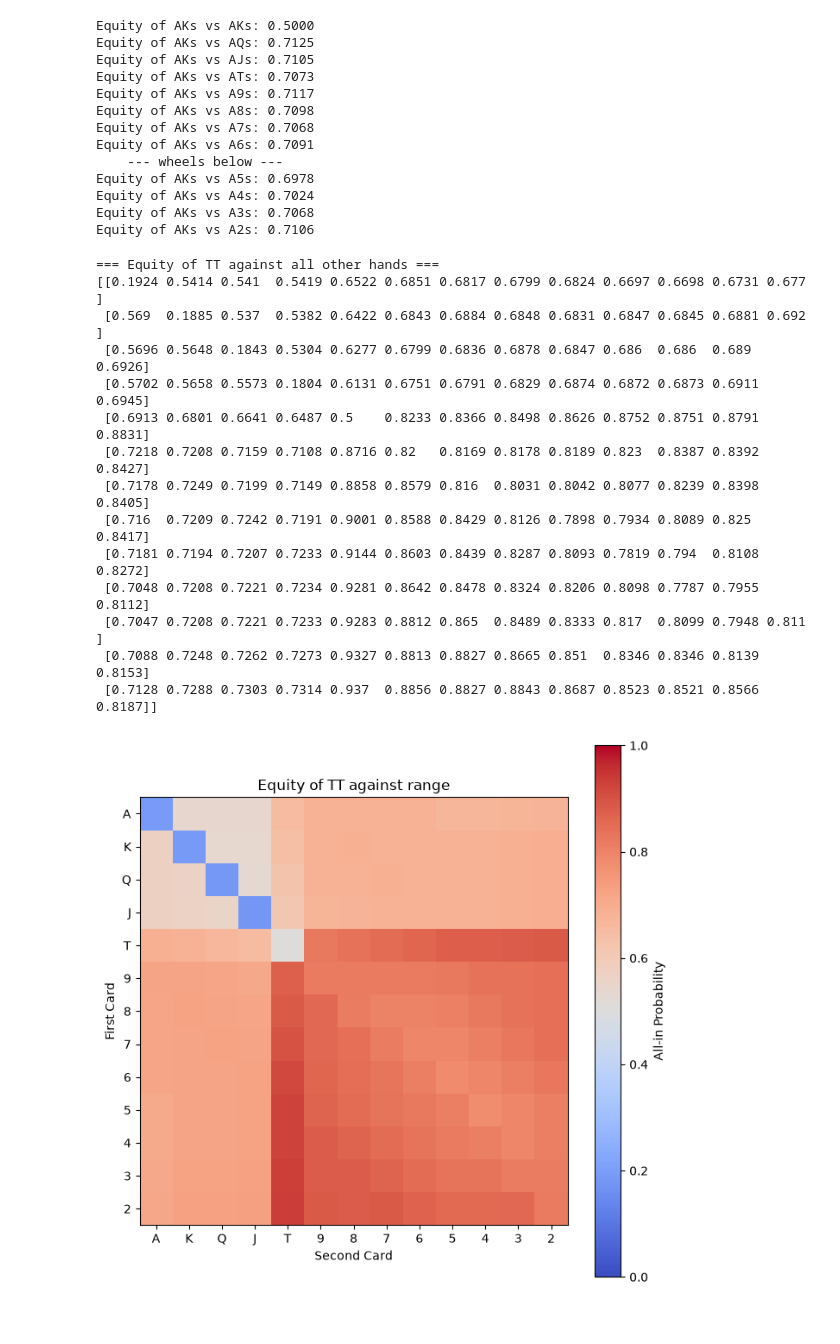
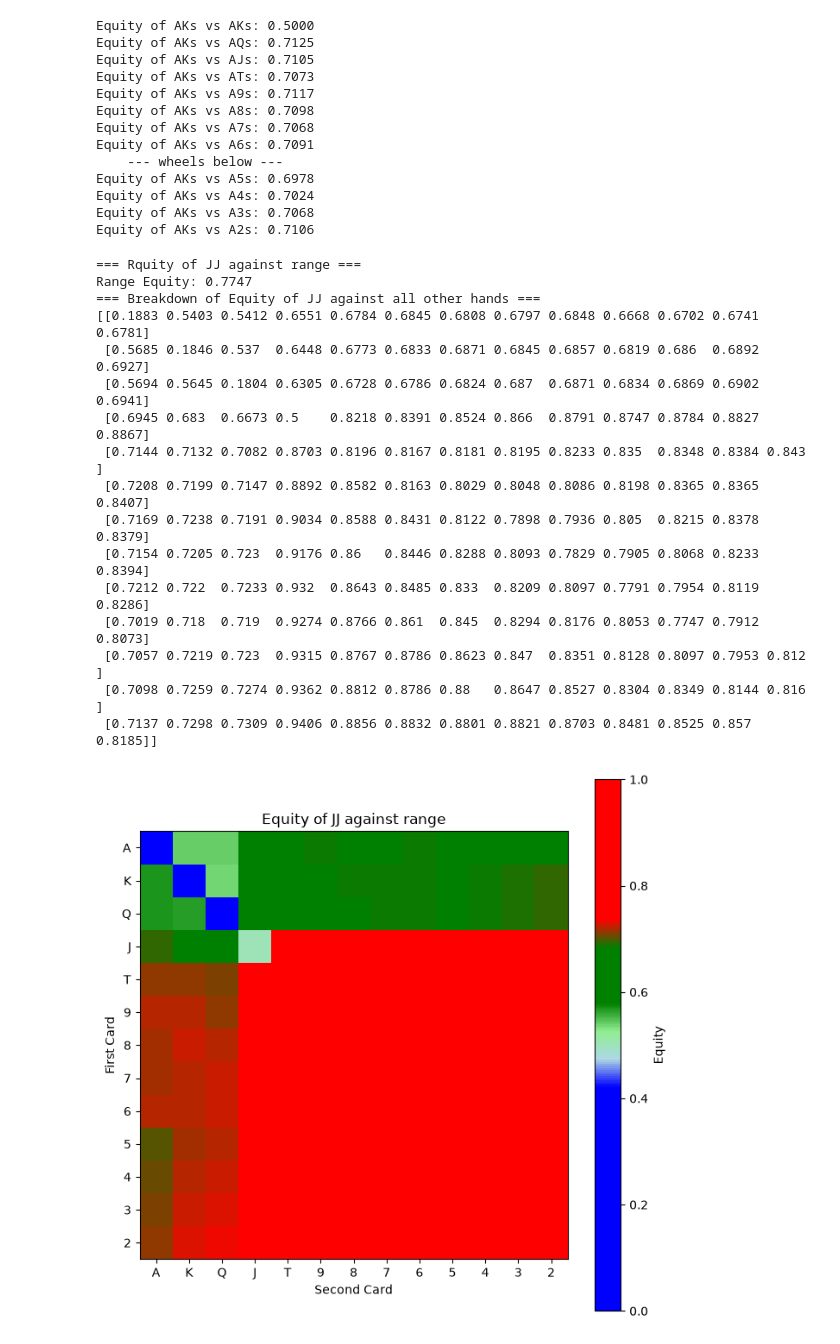
Before and after one commit to Tiramisu1th/HeadsUpAOF, a Jupyter notebook: PokerLookupTable/ViewEquityMatrix.ipynb, the cells around one changed output. Cells and saved outputs as stored; diff of their text form; code cells hidden in the pictures.

Commit message:
Improved visualization and tracked a few more variables

```diff
--- a/PokerLookupTable/ViewEquityMatrix.ipynb
+++ b/PokerLookupTable/ViewEquityMatrix.ipynb
@@ -68,54 +68,88 @@ Equity of AKs vs A3s: 0.7068
 Equity of AKs vs A2s: 0.7106
 # %%
 # Equity of a specific hand against all other hands
-specific_hand: str = "TT"
+specific_hand: str = "JJ"
 specific_idx: int = hand_to_index(specific_hand)
 
 specific_equity_matrix: np.ndarray = equity_matrix[specific_idx, :].reshape((13, 13))
 
-frequency: list[int] = [ 6,  4,  4,  4,  4,  4,  4,  4,  4,  4,  4,  4, 4,
+FREQUENCY: list[int] = [ 6,  4,  4,  4,  4,  4,  4,  4,  4,  4,  4,  4, 4,
                         12,  6,  4,  4,  4,  4,  4,  4,  4,  4,  4,  4, 4,
                         12, 12,  6,  4,  4,  4,  4,  4,  4,  4,  4,  4, 4,
                         12, 12, 12,  6,  4,  4,  4,  4,  4,  4,  4,  4, 4,
                         12, 12, 12, 12,  6,  4,  4,  4,  4,  4,  4,  4, 4,
                         12, 12, 12, 12, 12,  6,  4,  4,  4,  4,  4,  4, 4,
                         12, 12, 12, 12, 12, 12,  6,  4,  4,  4,  4,  4, 4,
                         12, 12, 12, 12, 12, 12, 12,  6,  4,  4,  4,  4, 4,
                         12, 12, 12, 12, 12, 12, 12, 12,  6,  4,  4,  4, 4,
                         12, 12, 12, 12, 12, 12, 12, 12, 12,  6,  4,  4, 4,
                         12, 12, 12, 12, 12, 12, 12, 12, 12, 12,  6,  4, 4,
                         12, 12, 12, 12, 12, 12, 12, 12, 12, 12, 12,  6, 4,
                         12, 12, 12, 12, 12, 12, 12, 12, 12, 12, 12, 12, 6]
-frequency_matrix: np.ndarray = np.array(frequency, dtype=np.int32)
+FREQUENCY_MATRIX: np.ndarray = np.array(FREQUENCY, dtype=np.float64)
+def get_frequency_matrix(hand_idx: int)->np.ndarray:
+    actual_frequency: np.ndarray = FREQUENCY_MATRIX.copy().reshape(13, 13)
+    row: int = hand_idx//13
+    col: int = hand_idx%13
+    if (row==col): # pocket pairs, also it feels so good to unlock modulus
+        actual_frequency[row, col] = 4.0 # pocket pair requires further operations to be tuned down to 1
+        actual_frequency[row, :] /= 2.0; # blocks half of the combos in the same row
+        actual_frequency[:, col] /= 2.0; # blocks half of the combos in the same column
+        return actual_frequency.flatten()
+    else:
+        suited_row, suited_col = (row, col) if row < col else (col, row)
+        offsuit_row, offsuit_col = (row, col) if row > col else (col, row)
+        actual_frequency[row, col] = 256.0 # suited counterpart requires further operations to be tuned down to 2/3
+        actual_frequency[col, row] = 256.0 # offsuit counterpart requires further operations to be tuned down to 6/7
+        actual_frequency[row, row], actual_frequency[col, col] = 256.0, 256.0 # involved pocket paris requires further actions to be tuned down to 3
+        actual_frequency[row, :] /= 4.0;
+        actual_frequency[row, :] *= 3.0;
+        actual_frequency[:, col] /= 4.0;
+        actual_frequency[:, col] *= 3.0; # blocks 1/4 of the combos in the larger rank
+        actual_frequency[col, :] /= 4.0;
+        actual_frequency[col, :] *= 3.0;
+        actual_frequency[:, row] /= 4.0;
+        actual_frequency[:, row] *= 3.0; # blocks 1/4 of the combos in the smaller rank
+        actual_frequency[suited_row, suited_col] = 3.0 if row<col else 2.0; # suited counterpart requires further operations to be tuned down to 2/3
+        actual_frequency[offsuit_row, offsuit_col] = 6.0 if row<col else 7.0; # offsuit counterpart requires further operations to be tuned down to 6/7
+        actual_frequency[row, row], actual_frequency[col, col] = 3.0,3.0;
+        return actual_frequency.flatten()
 
+print(f"=== Rquity of {specific_hand} against range ===")
+print(f"Range Equity: {(specific_equity_matrix.flatten()*get_frequency_matrix(specific_idx)).sum()/1225.0:.4f}")
 
-print(f"=== Equity of {specific_hand} against all other hands ===")
+print(f"=== Breakdown of Equity of {specific_hand} against all other hands ===")
 print(specific_equity_matrix)
 
 import matplotlib.pyplot as plt
+from matplotlib.colors import LinearSegmentedColormap
 # heatmap of the 13x13 equity matrix. Red for 0.0 equity, and Green for 1.0 equity
 plt.figure(figsize=(8, 8))
-plt.imshow(specific_equity_matrix, cmap='coolwarm', vmin=0, vmax=1)
-plt.colorbar(label='All-in Probability')
+colors = ['Blue']*9 + ['lightBlue'] + ['lightGreen'] +  ['Green']*3 + ['red']*6
+custom_gradient = LinearSegmentedColormap.from_list('my_gradient', colors)
+plt.imshow(specific_equity_matrix, cmap=custom_gradient, vmin=0, vmax=1)
+plt.colorbar(label='Equity')
 plt.xticks(ticks=np.arange(13), labels=['A','K','Q','J','T','9','8','7','6','5','4','3','2'])
 plt.yticks(ticks=np.arange(13), labels=['A','K','Q','J','T','9','8','7','6','5','4','3','2'])
 plt.xlabel('Second Card')
 plt.ylabel('First Card')
 plt.title(f'Equity of {specific_hand} against range')
 plt.show()
 # %% [output]
-=== Equity of TT against all other hands ===
-[[0.1924 0.5414 0.541  0.5419 0.6522 0.6851 0.6817 0.6799 0.6824 0.6697 0.6698 0.6731 0.677 ]
- [0.569  0.1885 0.537  0.5382 0.6422 0.6843 0.6884 0.6848 0.6831 0.6847 0.6845 0.6881 0.692 ]
- [0.5696 0.5648 0.1843 0.5304 0.6277 0.6799 0.6836 0.6878 0.6847 0.686  0.686  0.689  0.6926]
- [0.5702 0.5658 0.5573 0.1804 0.6131 0.6751 0.6791 0.6829 0.6874 0.6872 0.6873 0.6911 0.6945]
- [0.6913 0.6801 0.6641 0.6487 0.5    0.8233 0.8366 0.8498 0.8626 0.8752 0.8751 0.8791 0.8831]
- [0.7218 0.7208 0.7159 0.7108 0.8716 0.82   0.8169 0.8178 0.8189 0.823  0.8387 0.8392 0.8427]
- [0.7178 0.7249 0.7199 0.7149 0.8858 0.8579 0.816  0.8031 0.8042 0.8077 0.8239 0.8398 0.8405]
- [0.716  0.7209 0.7242 0.7191 0.9001 0.8588 0.8429 0.8126 0.7898 0.7934 0.8089 0.825  0.8417]
- [0.7181 0.7194 0.7207 0.7233 0.9144 0.8603 0.8439 0.8287 0.8093 0.7819 0.794  0.8108 0.8272]
- [0.7048 0.7208 0.7221 0.7234 0.9281 0.8642 0.8478 0.8324 0.8206 0.8098 0.7787 0.7955 0.8112]
- [0.7047 0.7208 0.7221 0.7233 0.9283 0.8812 0.865  0.8489 0.8333 0.817  0.8099 0.7948 0.811 ]
- [0.7088 0.7248 0.7262 0.7273 0.9327 0.8813 0.8827 0.8665 0.851  0.8346 0.8346 0.8139 0.8153]
- [0.7128 0.7288 0.7303 0.7314 0.937  0.8856 0.8827 0.8843 0.8687 0.8523 0.8521 0.8566 0.8187]]
+=== Rquity of JJ against range ===
+Range Equity: 0.7747
+=== Breakdown of Equity of JJ against all other hands ===
+[[0.1883 0.5403 0.5412 0.6551 0.6784 0.6845 0.6808 0.6797 0.6848 0.6668 0.6702 0.6741 0.6781]
+ [0.5685 0.1846 0.537  0.6448 0.6773 0.6833 0.6871 0.6845 0.6857 0.6819 0.686  0.6892 0.6927]
+ [0.5694 0.5645 0.1804 0.6305 0.6728 0.6786 0.6824 0.687  0.6871 0.6834 0.6869 0.6902 0.6941]
+ [0.6945 0.683  0.6673 0.5    0.8218 0.8391 0.8524 0.866  0.8791 0.8747 0.8784 0.8827 0.8867]
+ [0.7144 0.7132 0.7082 0.8703 0.8196 0.8167 0.8181 0.8195 0.8233 0.835  0.8348 0.8384 0.843 ]
+ [0.7208 0.7199 0.7147 0.8892 0.8582 0.8163 0.8029 0.8048 0.8086 0.8198 0.8365 0.8365 0.8407]
+ [0.7169 0.7238 0.7191 0.9034 0.8588 0.8431 0.8122 0.7898 0.7936 0.805  0.8215 0.8378 0.8379]
+ [0.7154 0.7205 0.723  0.9176 0.86   0.8446 0.8288 0.8093 0.7829 0.7905 0.8068 0.8233 0.8394]
+ [0.7212 0.722  0.7233 0.932  0.8643 0.8485 0.833  0.8209 0.8097 0.7791 0.7954 0.8119 0.8286]
+ [0.7019 0.718  0.719  0.9274 0.8766 0.861  0.845  0.8294 0.8176 0.8053 0.7747 0.7912 0.8073]
+ [0.7057 0.7219 0.723  0.9315 0.8767 0.8786 0.8623 0.847  0.8351 0.8128 0.8097 0.7953 0.812 ]
+ [0.7098 0.7259 0.7274 0.9362 0.8812 0.8786 0.88   0.8647 0.8527 0.8304 0.8349 0.8144 0.816 ]
+ [0.7137 0.7298 0.7309 0.9406 0.8856 0.8832 0.8801 0.8821 0.8703 0.8481 0.8525 0.857  0.8185]]
-[figure, old version]
+[figure, new version]
```
Also changed, not shown: parts of 1 cell of this notebook.
